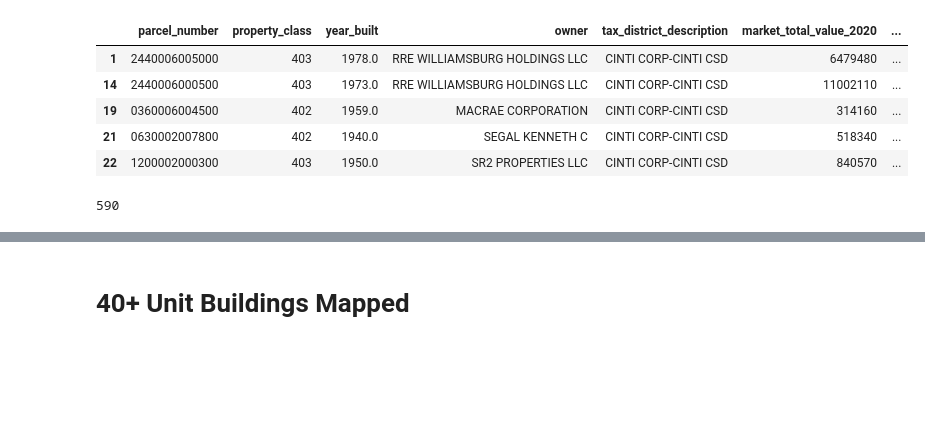
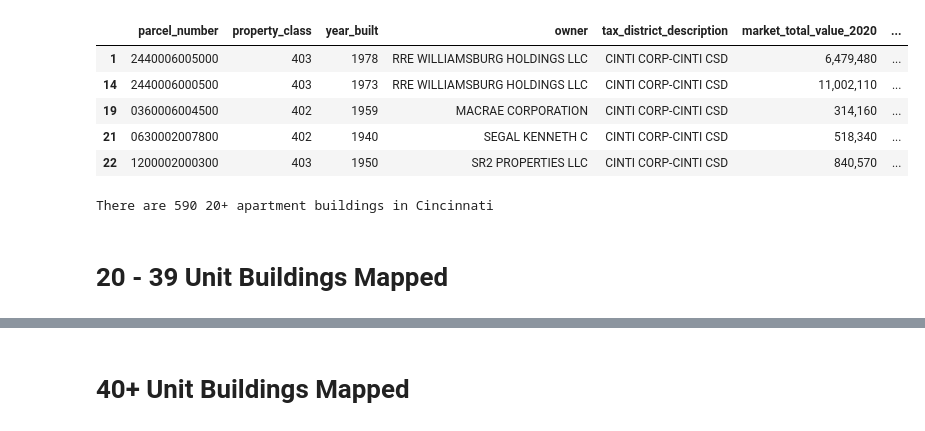
Before and after one commit to CincyBC/Abatement-Maps, a Jupyter notebook: NOAH Visualization.ipynb, the cells around one changed output, grey strips where cells are left out. Drawn from its saved outputs; the diff is of its cells as text; code cells hidden in the pictures; blank space fills up the shorter version.

```diff
--- a/NOAH Visualization.ipynb
+++ b/NOAH Visualization.ipynb
@@ -5,17 +5,21 @@ import numpy as np
 # %%
 df = pd.read_csv('NOAH_Query.csv')
 df = df.drop_duplicates(subset=['parcel_number'])
 df = df[df['year_built'] < 1990]
-df['popup'] = df.address + '\n' + df.owner + '\nYear Built: ' + df.year_built.astype(str) +'\nAuditor Value: ' + df.market_total_value_2020.astype(str)
+df['year_built'] = df['year_built'].astype('Int64')
+df['market_total_value_2020'] = df.apply(lambda x: "{:,}".format(x['market_total_value_2020']), axis=1)
+df['popup'] = df.address + '\n' + df.owner + '\nYear Built: ' + df.year_built.astype(str) +'\nAuditor Value: $' + df.market_total_value_2020.astype(str)
 df.head(5)
 # %% [output]
 |  | parcel_number | property_class | year_built | owner | tax_district_description | market_total_value_2020 | ... |
-| 1 | 2440006005000 | 403 | 1978.0 | RRE WILLIAMSBURG HOLDINGS LLC | CINTI CORP-CINTI CSD | 6479480 | ... |
-| 14 | 2440006000500 | 403 | 1973.0 | RRE WILLIAMSBURG HOLDINGS LLC | CINTI CORP-CINTI CSD | 11002110 | ... |
-| 19 | 0360006004500 | 402 | 1959.0 | MACRAE CORPORATION | CINTI CORP-CINTI CSD | 314160 | ... |
-| 21 | 0630002007800 | 402 | 1940.0 | SEGAL KENNETH C | CINTI CORP-CINTI CSD | 518340 | ... |
-| 22 | 1200002000300 | 403 | 1950.0 | SR2 PROPERTIES LLC | CINTI CORP-CINTI CSD | 840570 | ... |
+| 1 | 2440006005000 | 403 | 1978 | RRE WILLIAMSBURG HOLDINGS LLC | CINTI CORP-CINTI CSD | 6,479,480 | ... |
+| 14 | 2440006000500 | 403 | 1973 | RRE WILLIAMSBURG HOLDINGS LLC | CINTI CORP-CINTI CSD | 11,002,110 | ... |
+| 19 | 0360006004500 | 402 | 1959 | MACRAE CORPORATION | CINTI CORP-CINTI CSD | 314,160 | ... |
+| 21 | 0630002007800 | 402 | 1940 | SEGAL KENNETH C | CINTI CORP-CINTI CSD | 518,340 | ... |
+| 22 | 1200002000300 | 403 | 1950 | SR2 PROPERTIES LLC | CINTI CORP-CINTI CSD | 840,570 | ... |
 # %%
-print('There are ' + str(len(df)) + ' 20+ apartment buildings in Cincinnati'
+print('There are ' + str(len(df)) + ' 20+ apartment buildings in Cincinnati')
 # %% [output]
-590
+There are 590 20+ apartment buildings in Cincinnati
+# %% [markdown]
+# 20 - 39 Unit Buildings Mapped
```
Also changed, not shown: parts of 4 cells of this notebook.
